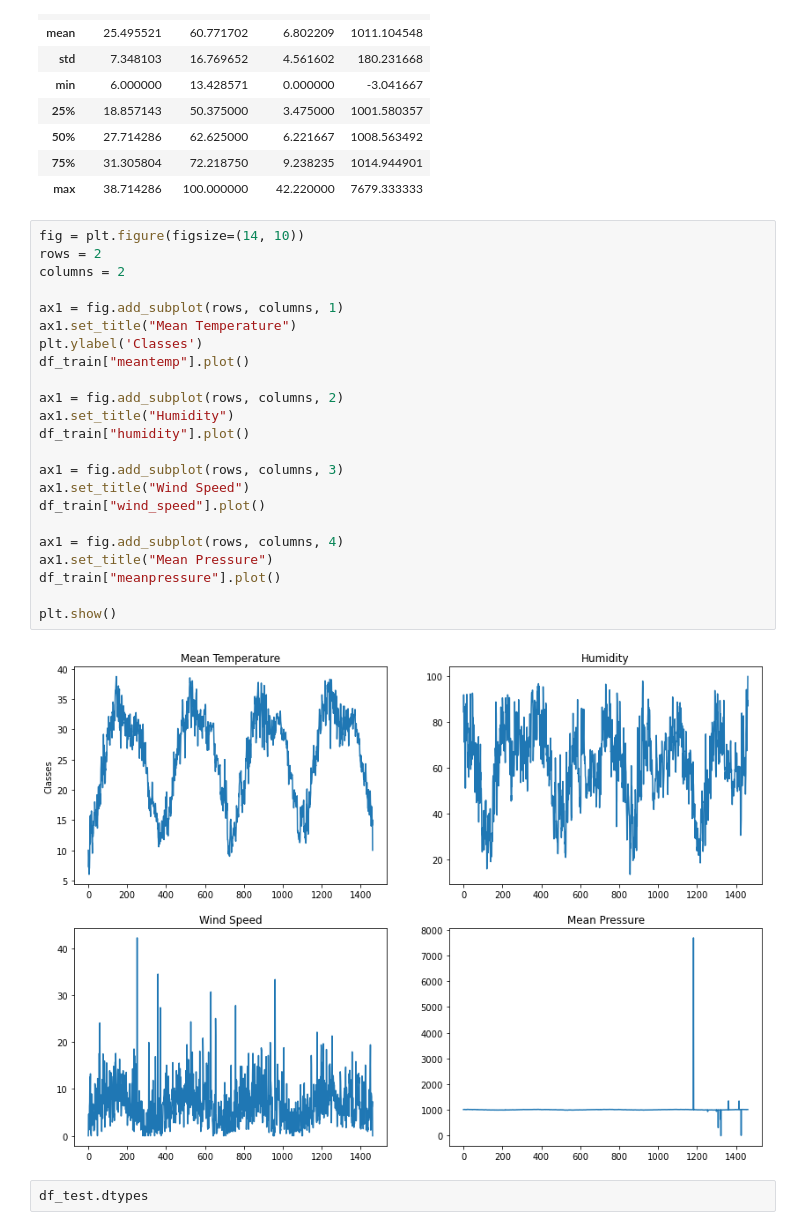
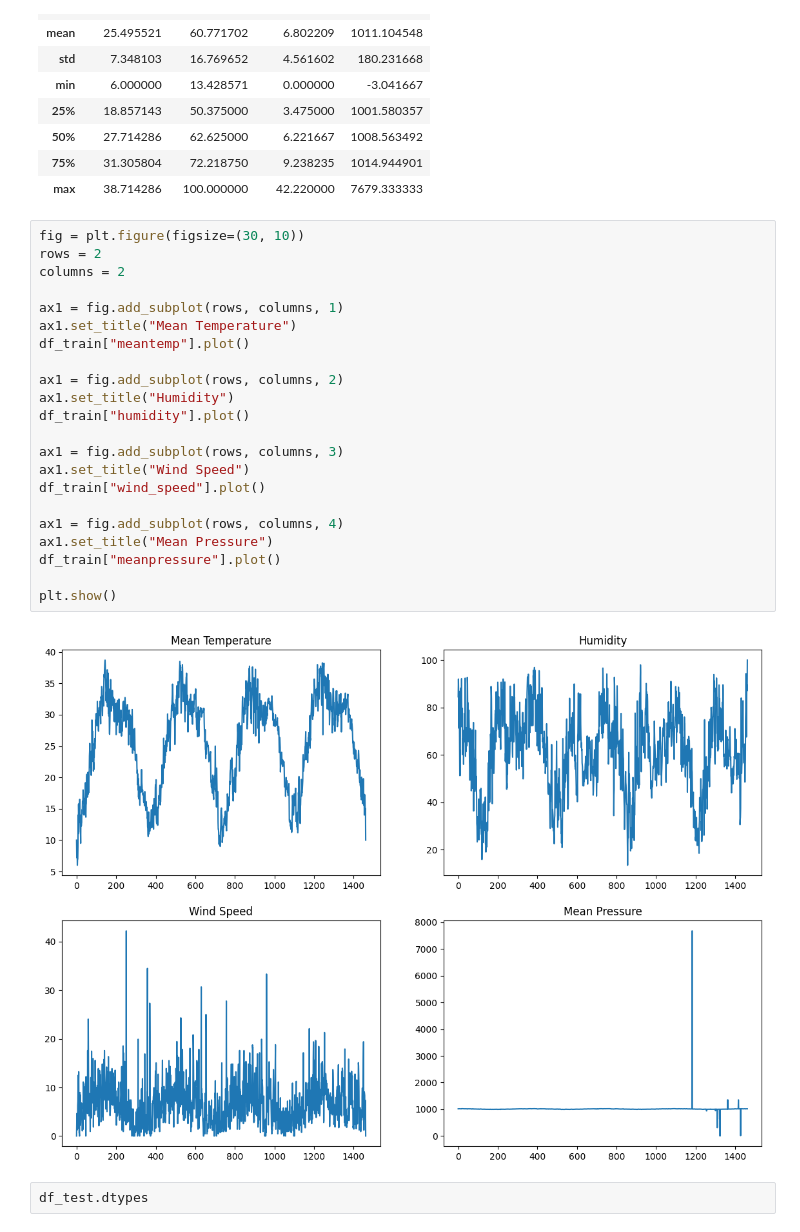
Before and after one commit to batcapricorn/prob-ml-project, a Jupyter notebook: src/main.ipynb, the cells around one changed output. Drawn from its saved outputs; the diff is of its cells as text.

Commit message:
small change to plots

```diff
--- a/src/main.ipynb
+++ b/src/main.ipynb
@@ -28,30 +28,29 @@ df_train.describe()
 | 75% | 31.305804 | 72.218750 | 9.238235 | 1014.944901 |
 | max | 38.714286 | 100.000000 | 42.220000 | 7679.333333 |
 # %%
-fig = plt.figure(figsize=(14, 10))
+fig = plt.figure(figsize=(30, 10))
 rows = 2
 columns = 2
 
 ax1 = fig.add_subplot(rows, columns, 1)
 ax1.set_title("Mean Temperature")
-plt.ylabel('Classes')
 df_train["meantemp"].plot()
 
 ax1 = fig.add_subplot(rows, columns, 2)
 ax1.set_title("Humidity")
 df_train["humidity"].plot()
 
 ax1 = fig.add_subplot(rows, columns, 3)
 ax1.set_title("Wind Speed")
 df_train["wind_speed"].plot()
 
 ax1 = fig.add_subplot(rows, columns, 4)
 ax1.set_title("Mean Pressure")
 df_train["meanpressure"].plot()
 
 plt.show()
 # %% [output]
-[figure, old version]
+[figure, new version]
 # %%
 df_test.dtypes
 # %% [output]
```
Also changed, not shown: parts of 1 cell of this notebook.
